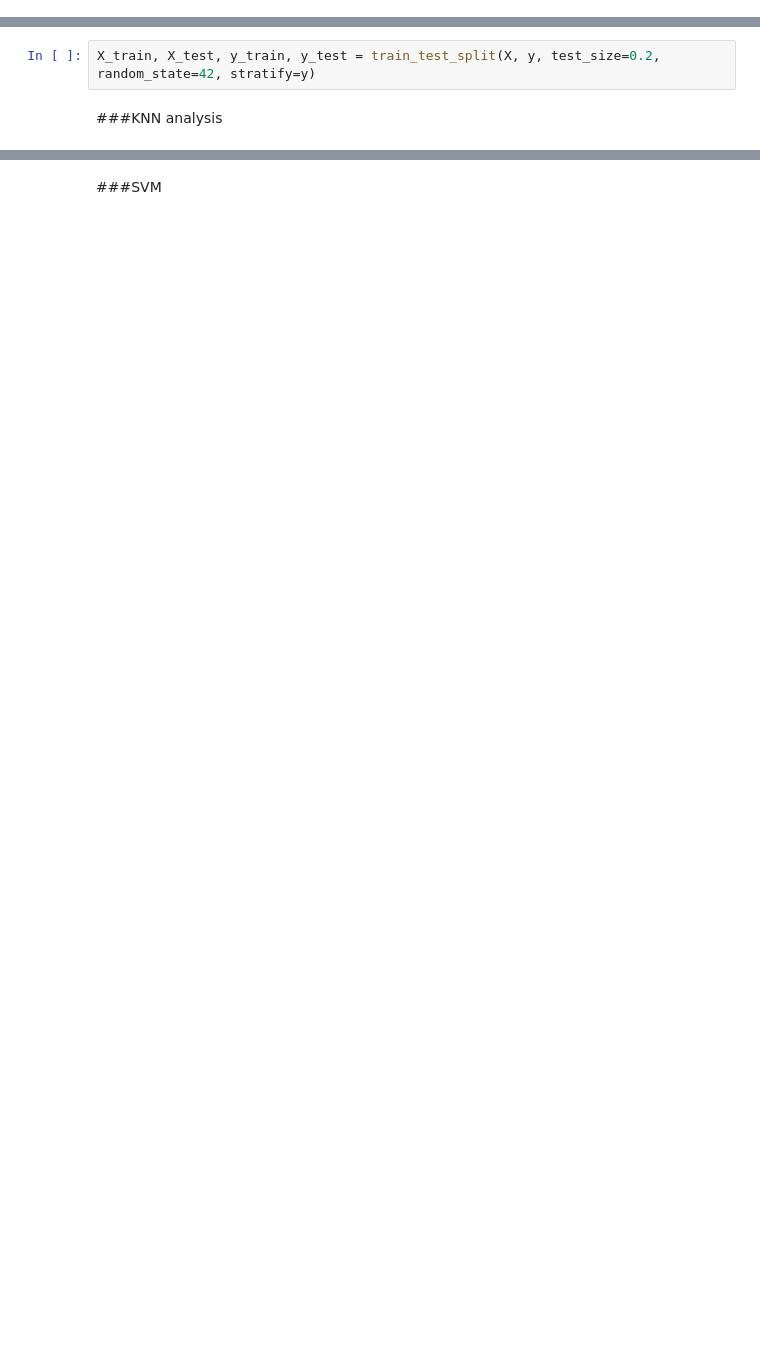
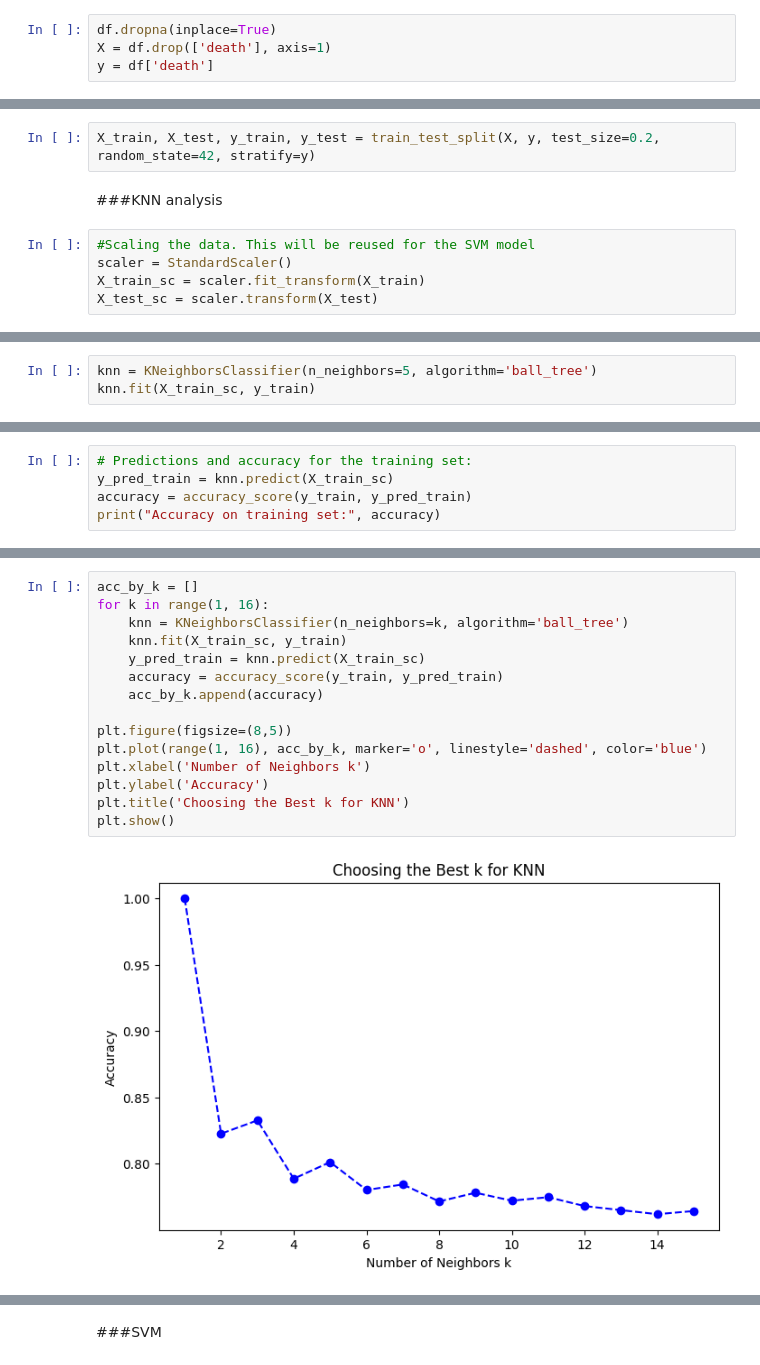
Before and after one commit to MarieTKD/support2, a Jupyter notebook: regression_support2.ipynb, the cells around one changed output, grey strips where cells are left out. Cells and saved outputs as stored; diff of their text form; blank space fills up the shorter version.

```diff
--- a/regression_support2.ipynb
+++ b/regression_support2.ipynb
@@ -337,2 +333,6 @@ X_opt.dropna(inplace=True)
+# %%
+df.dropna(inplace=True)
+X = df.drop(['death'], axis=1)
+y = df['death']
 # %% [markdown]
 ##Analysis using KNN, SVM and Random Forest
@@ -340,3 +342,8 @@ X_opt.dropna(inplace=True)
 X_train, X_test, y_train, y_test = train_test_split(X, y, test_size=0.2, random_state=42, stratify=y)
 # %% [markdown]
 ###KNN analysis
+# %%
+#Scaling the data. This will be reused for the SVM model
+scaler = StandardScaler()
+X_train_sc = scaler.fit_transform(X_train)
+X_test_sc = scaler.transform(X_test)
@@ -342,0 +352,3 @@ X_train, X_test, y_train, y_test = train_test_split(X, y, test_size=0.2, random_
+# %%
+knn = KNeighborsClassifier(n_neighbors=5, algorithm='ball_tree')
+knn.fit(X_train_sc, y_train)
@@ -342,0 +357,5 @@ X_train, X_test, y_train, y_test = train_test_split(X, y, test_size=0.2, random_
+# %%
+# Predictions and accuracy for the training set:
+y_pred_train = knn.predict(X_train_sc)
+accuracy = accuracy_score(y_train, y_pred_train)
+print("Accuracy on training set:", accuracy)
@@ -342,0 +366,17 @@ X_train, X_test, y_train, y_test = train_test_split(X, y, test_size=0.2, random_
+# %%
+acc_by_k = []
+for k in range(1, 16):
+    knn = KNeighborsClassifier(n_neighbors=k, algorithm='ball_tree')
+    knn.fit(X_train_sc, y_train)
+    y_pred_train = knn.predict(X_train_sc)
+    accuracy = accuracy_score(y_train, y_pred_train)
+    acc_by_k.append(accuracy)
+
+plt.figure(figsize=(8,5))
+plt.plot(range(1, 16), acc_by_k, marker='o', linestyle='dashed', color='blue')
+plt.xlabel('Number of Neighbors k')
+plt.ylabel('Accuracy')
+plt.title('Choosing the Best k for KNN')
+plt.show()
+# %% [output]
+[figure, added]
```
Also changed, not shown: parts of 20 cells of this notebook.
